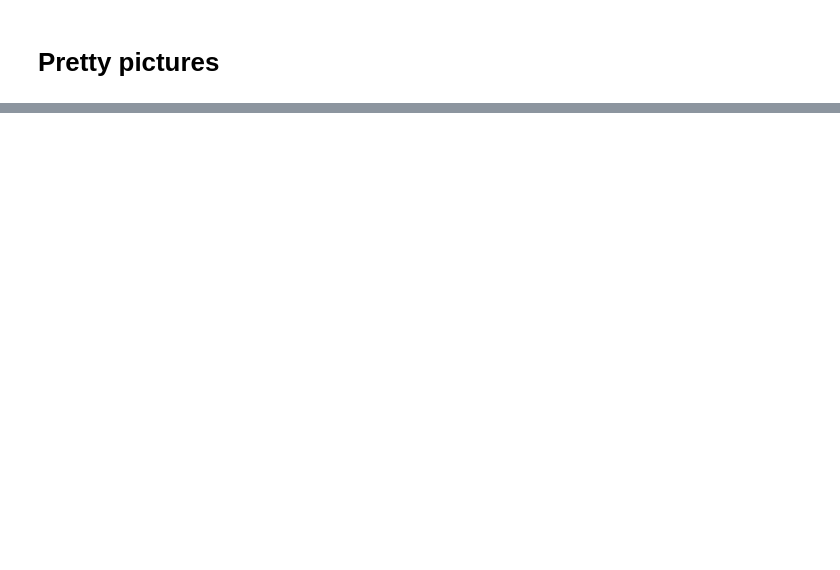
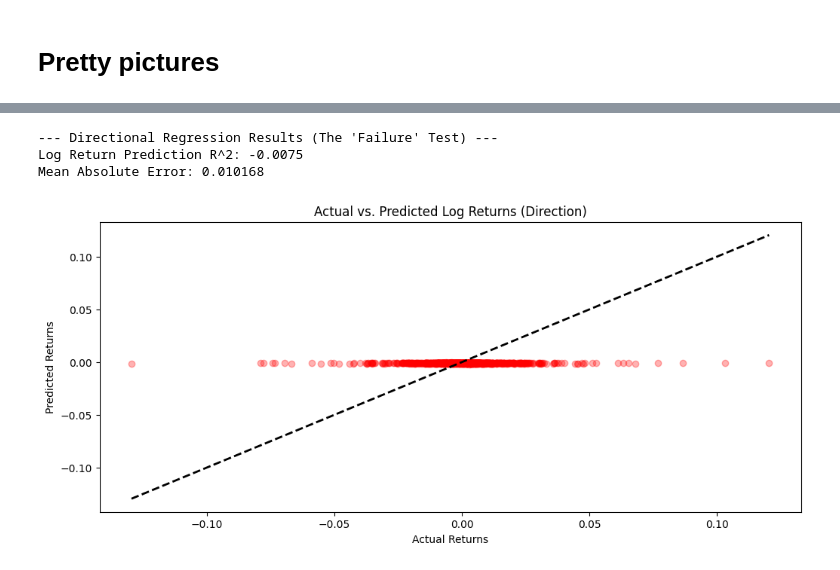
Before and after one commit to CrownCrafter/Network-Analysis-Assignment, a Jupyter notebook: crown's link prediction.ipynb, the cells around one changed output, grey strips where cells are left out. Saved outputs shown, nothing was run; the diff lists cells and outputs as text; code cells hidden in the pictures; blank space fills up the shorter version.

Commit message:
Predicting market volatility

```diff
--- a/crown's link prediction.ipynb
+++ b/crown's link prediction.ipynb
@@ -231,0 +349,47 @@ Found 5971 high-confidence False Positives.
+# %%
+# 1. Prepare the T+1 Target for Directional Price Change
+# We are trying to see if the social state at Time T predicts the gain/loss at T+1
+final_df['target_return'] = final_df['log_return'].shift(-1)
+data_dir = final_df.dropna()
+
+# 2. Define Features
+emb_cols = [f'emb_{i}' for i in range(32)]
+X_dir = data_dir[emb_cols] # We use ONLY the social embeddings here
+y_dir = data_dir['target_return']
+
+# 3. Temporal Split
+split = int(len(data_dir) * 0.8)
+X_train_dir, X_test_dir = X_dir.iloc[:split], X_dir.iloc[split:]
+y_train_dir, y_test_dir = y_dir.iloc[:split], y_dir.iloc[split:]
+
+# 4. Standardize
+scaler_dir = StandardScaler()
+X_train_scaled_dir = scaler_dir.fit_transform(X_train_dir)
+X_test_scaled_dir = scaler_dir.transform(X_test_dir)
+
+# 5. Train Ridge Regression
+model_dir = Ridge(alpha=10.0)
+model_dir.fit(X_train_scaled_dir, y_train_dir)
+
+# 6. Evaluate
+y_pred_dir = model_dir.predict(X_test_scaled_dir)
+r2_dir = r2_score(y_test_dir, y_pred_dir)
+mae_dir = mean_absolute_error(y_test_dir, y_pred_dir)
+
+print(f"--- Directional Regression Results (The 'Failure' Test) ---")
+print(f"Log Return Prediction R^2: {r2_dir:.4f}")
+print(f"Mean Absolute Error: {mae_dir:.6f}")
+
+# 7. Visualization of the Failure
+plt.figure(figsize=(12, 5))
+plt.scatter(y_test_dir, y_pred_dir, alpha=0.3, color='red')
+plt.plot([y_test_dir.min(), y_test_dir.max()], [y_test_dir.min(), y_test_dir.max()], 'k--', lw=2)
+plt.title("Actual vs. Predicted Log Returns (Direction)")
+plt.xlabel("Actual Returns")
+plt.ylabel("Predicted Returns")
+plt.show()
+# %% [output]
+--- Directional Regression Results (The 'Failure' Test) ---
+Log Return Prediction R^2: -0.0075
+Mean Absolute Error: 0.010168
+[figure, added]
```
Also changed, not shown: parts of 9 cells of this notebook.
